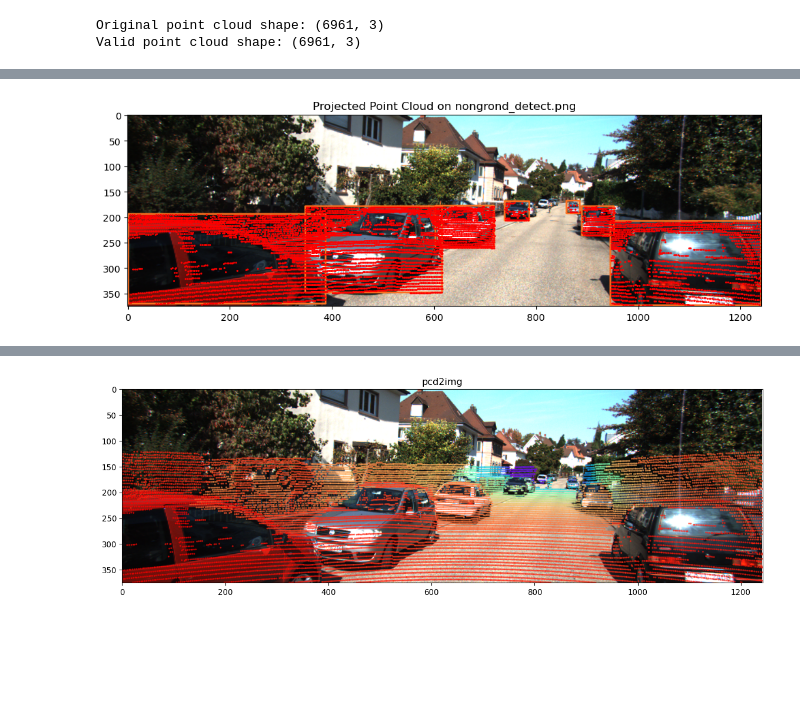
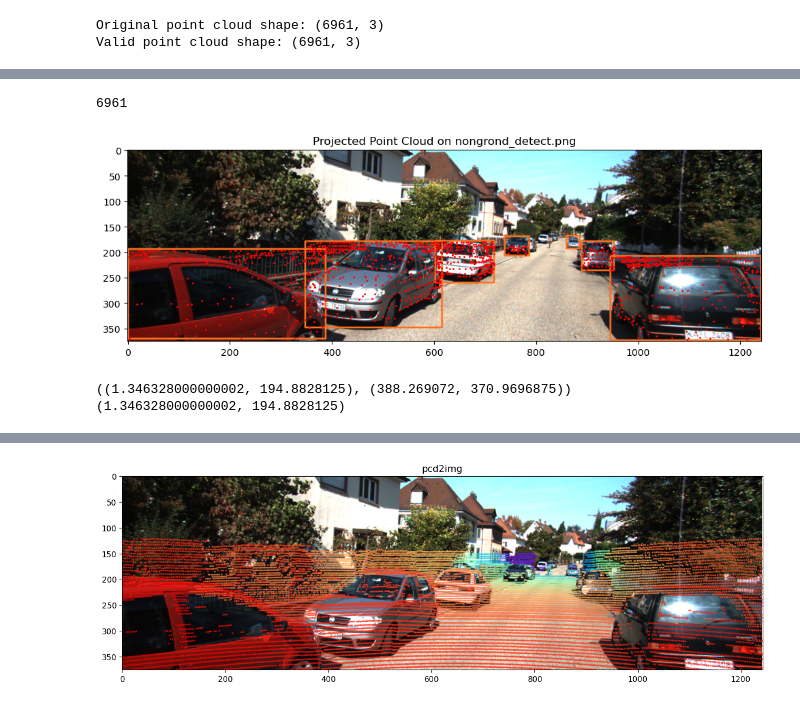
Before and after one commit to lingxe01/lidar, a Jupyter notebook: point/test.ipynb, the cells around one changed output, grey strips where cells are left out. Cells and saved outputs as stored; diff of their text form; code cells hidden in the pictures; blank space fills up the shorter version.

```diff
--- a/point/test.ipynb
+++ b/point/test.ipynb
@@ -44,18 +44,19 @@ name = 'nongrond'
 # yolo_txt(name,path)
 # 读取原始点云数据
 # name = '000008'
-binary = f'D:\lidar\point\\000008\\000008.bin'
-scan = np.fromfile(binary, dtype=np.float32).reshape((-1, 4))
-original_pts = scan[:, :3]  # 提取 (x, y, z) 坐标
-# original_pts = np.array(original_pts)[original_pts[:, 0] > 0]
-pcd_selected = o3d.geometry.PointCloud()
-pcd_selected.points = o3d.utility.Vector3dVector(original_pts)
+# binary = f'D:\lidar\point\\000008\\000008.bin'
+# scan = np.fromfile(binary, dtype=np.float32).reshape((-1, 4))
+# original_pts = scan[:, :3]  # 提取 (x, y, z) 坐标
+# # original_pts = np.array(original_pts)[original_pts[:, 0] > 0]
+# pcd_selected = o3d.geometry.PointCloud()
+# pcd_selected.points = o3d.utility.Vector3dVector(original_pts)
 
 # 显示筛选后的点云
-# o3d.visualization.draw_geometries([original_pts])
+o3d.visualization.draw_geometries([pcd_selected])
+print(len(pcd_selected.points))
 
 # 读取相机参数
-with open(f'D:\lidar\point\\000008\\000008.txt','r') as f:
+with open(f'D:\lidar\point\\000008\\000008.txt', 'r') as f:
     calib = f.readlines()
 
 # P2 (3 x 4) for left eye
@@ -85,32 +86,51 @@ cam[:2] /= cam[2, :]
 
 # 获取落在检测框中的投影点云索引
 projected_indices = []
 for det in detections:
-    _, u_center, v_center, width, height,a = det
+    _, u_center, v_center, width, height, a = det
     u_min = (u_center - width / 2) * IMG_W
     u_max = (u_center + width / 2) * IMG_W
     v_min = (v_center - height / 2) * IMG_H
     v_max = (v_center + height / 2) * IMG_H
     u, v = cam[:2]
     u_in = np.logical_and(u >= u_min, u <= u_max)
     v_in = np.logical_and(v >= v_min, v <= v_max)
     in_box = np.logical_and(u_in, v_in)
     projected_indices.append(np.where(in_box)[0])
+    # break
 
 # 合并所有投影点云索引
 projected_indices = np.concatenate(projected_indices)
 
 # 提取落在检测框中的投影点云数据
 u, v, z = cam
 projected_pts = np.stack([u[projected_indices], v[projected_indices]], axis=1)
 # projected_pts = np.stack([u, v], axis=1)
 
 # 显示投影点云和原始图像
 plt.figure(figsize=(12, 8))
 plt.imshow(img)
 plt.scatter(projected_pts[:, 0], projected_pts[:, 1], c='r', s=1)
 plt.title(f'Projected Point Cloud on {name}_detect.png')
 # plt.savefig(f'{path}/000008_projection_detect_filter.png',bbox_inches='tight')
 plt.show()
 # %% [output]
+6961
-[figure, old version]
+[figure, new version]
+# %%
+bboxes = []
+i = 0
+for det in detections:
+    _, u_center, v_center, width, height, a = det
+    left_top = ((u_center - width / 2) * IMG_W, (v_center - height / 2) * IMG_H)
+    right_top = ((u_center + width / 2) * IMG_W, (v_center - height / 2) * IMG_H)
+    left_bottom = ((u_center - width / 2) * IMG_W, (v_center + height / 2) * IMG_H)
+    right_bottom = ((u_center + width / 2) * IMG_W, (v_center + height / 2) * IMG_H)
+    box = tuple([left_top, right_bottom])
+    i += 1
+    bboxes.append(box)
+print(bboxes[0])
+print(bboxes[0][0])
+# %% [output]
+((1.346328000000002, 194.8828125), (388.269072, 370.9696875))
+(1.346328000000002, 194.8828125)
```
Also changed, not shown: parts of 9 cells of this notebook, 19 other files.
